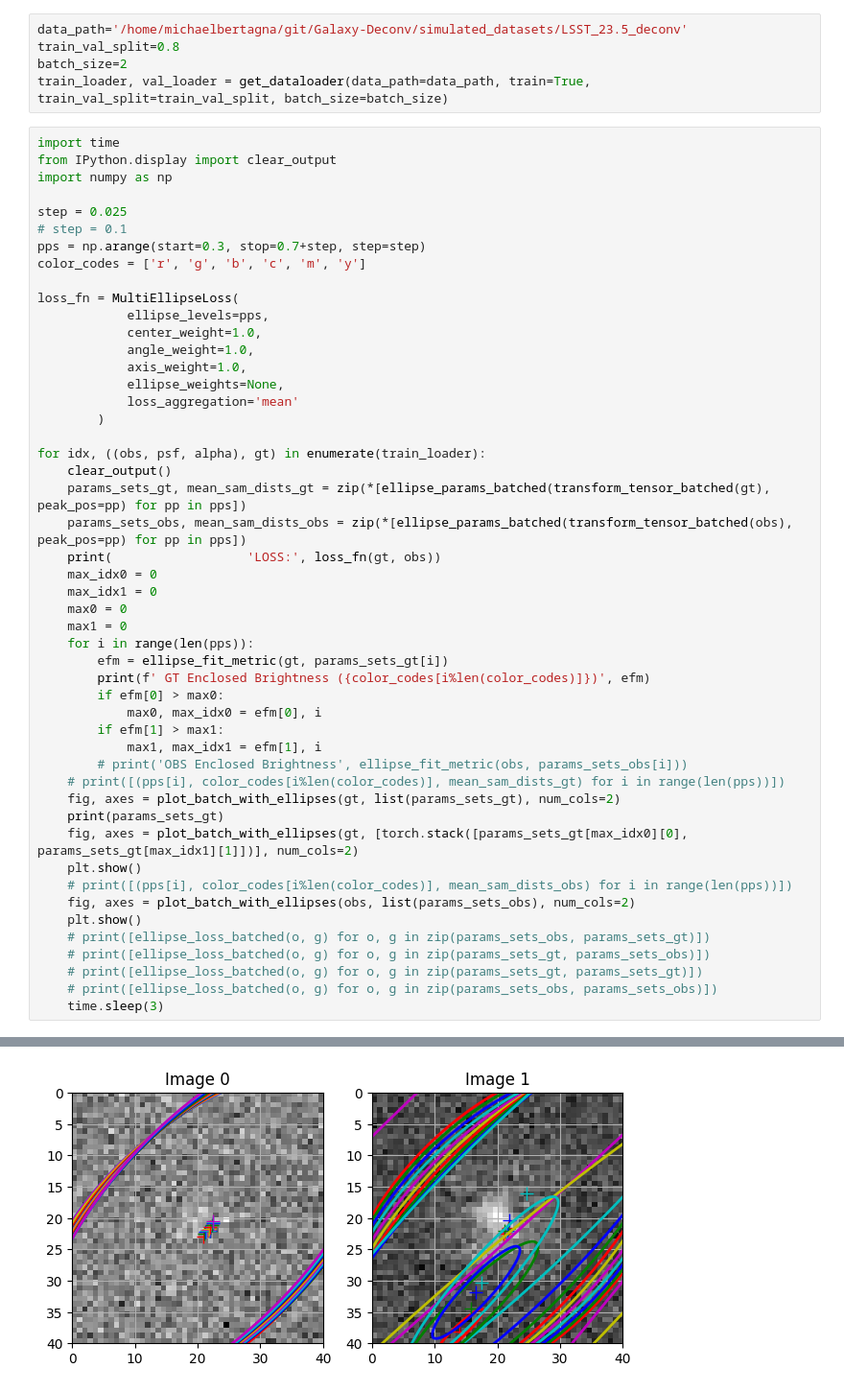
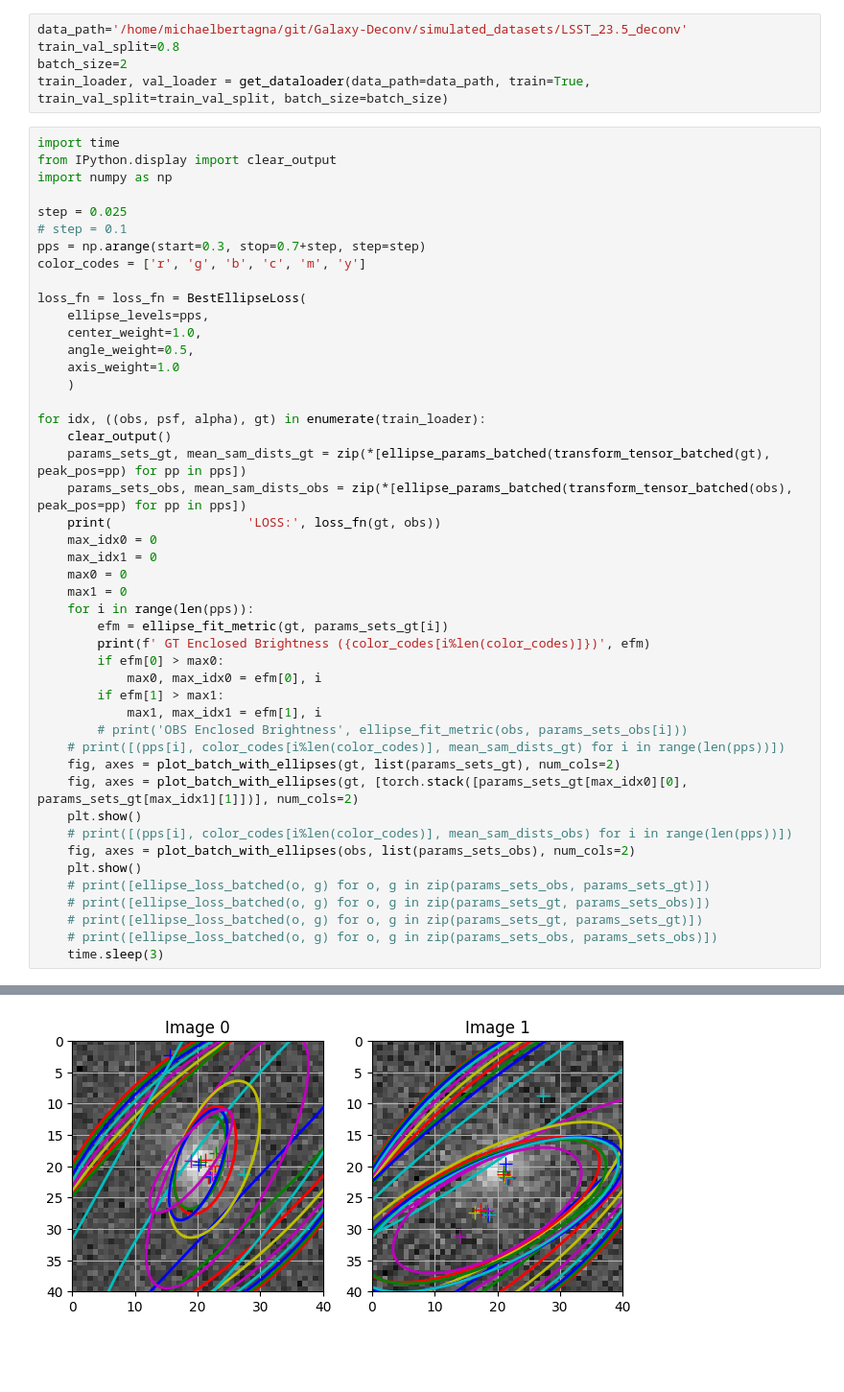
Before and after one commit to mbertagna/Galaxy-Deconv, a Jupyter notebook: tutorials/batch_fit_ellipse.ipynb, the cells around one changed output, grey strips where cells are left out. Shown at 96% size. Drawn from its saved outputs; the diff is of its cells as text; blank space fills up the shorter version.

```diff
--- a/tutorials/batch_fit_ellipse.ipynb
+++ b/tutorials/batch_fit_ellipse.ipynb
@@ -24,14 +24,12 @@ step = 0.025
 pps = np.arange(start=0.3, stop=0.7+step, step=step)
 color_codes = ['r', 'g', 'b', 'c', 'm', 'y']
 
-loss_fn = MultiEllipseLoss(
-            ellipse_levels=pps,
-            center_weight=1.0,
-            angle_weight=1.0,
-            axis_weight=1.0,
-            ellipse_weights=None,
-            loss_aggregation='mean'
-        )
+loss_fn = loss_fn = BestEllipseLoss(
+    ellipse_levels=pps,
+    center_weight=1.0,
+    angle_weight=0.5,
+    axis_weight=1.0
+    )
 
 for idx, ((obs, psf, alpha), gt) in enumerate(train_loader):
     clear_output()
@@ -52,7 +50,6 @@ for idx, ((obs, psf, alpha), gt) in enumerate(train_loader):
         # print('OBS Enclosed Brightness', ellipse_fit_metric(obs, params_sets_obs[i]))
     # print([(pps[i], color_codes[i%len(color_codes)], mean_sam_dists_gt) for i in range(len(pps))])
     fig, axes = plot_batch_with_ellipses(gt, list(params_sets_gt), num_cols=2)
-    print(params_sets_gt)
     fig, axes = plot_batch_with_ellipses(gt, [torch.stack([params_sets_gt[max_idx0][0], params_sets_gt[max_idx1][1]])], num_cols=2)
     plt.show()
     # print([(pps[i], color_codes[i%len(color_codes)], mean_sam_dists_obs) for i in range(len(pps))])
@@ -86 +84 @@ LOSS: tensor(21.1494, grad_fn=<MeanBackward0>)
-[figure, old version]
+[figure, new version]
```
Also changed, not shown: parts of 2 cells of this notebook.
